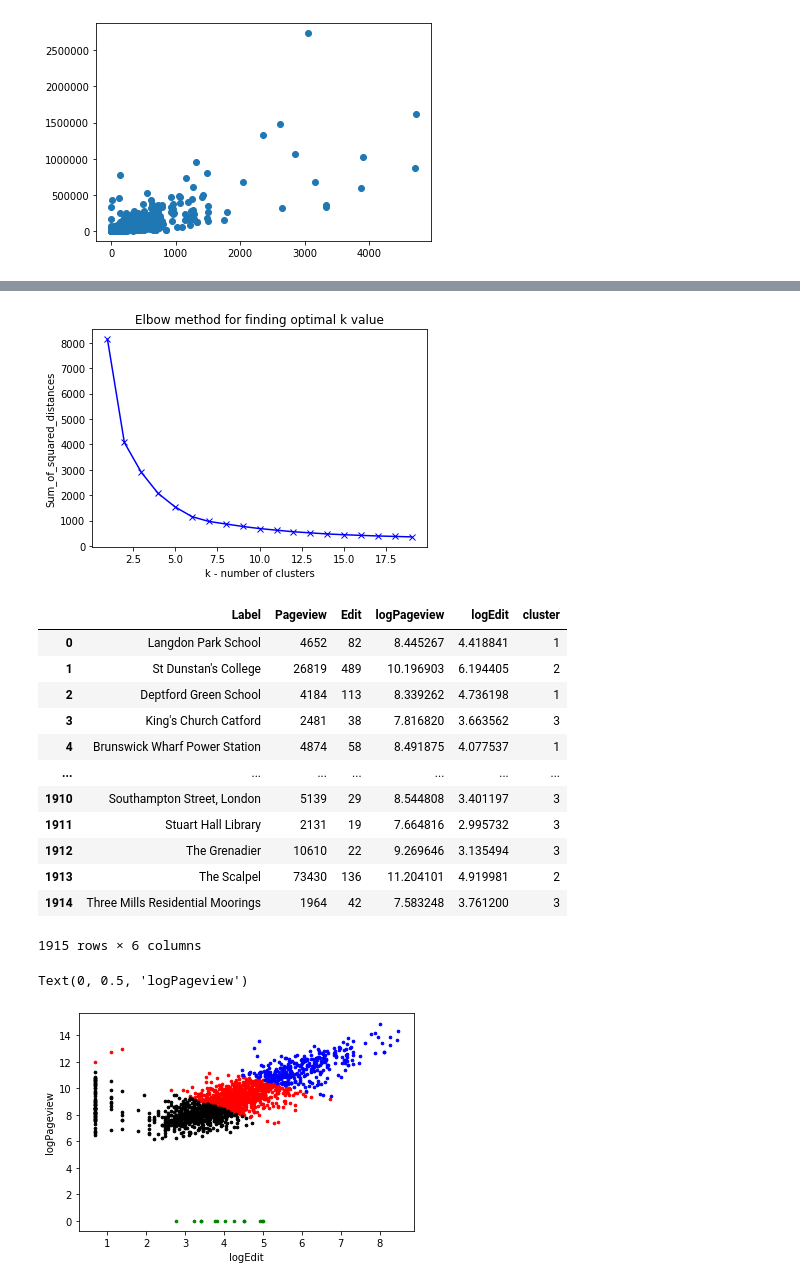
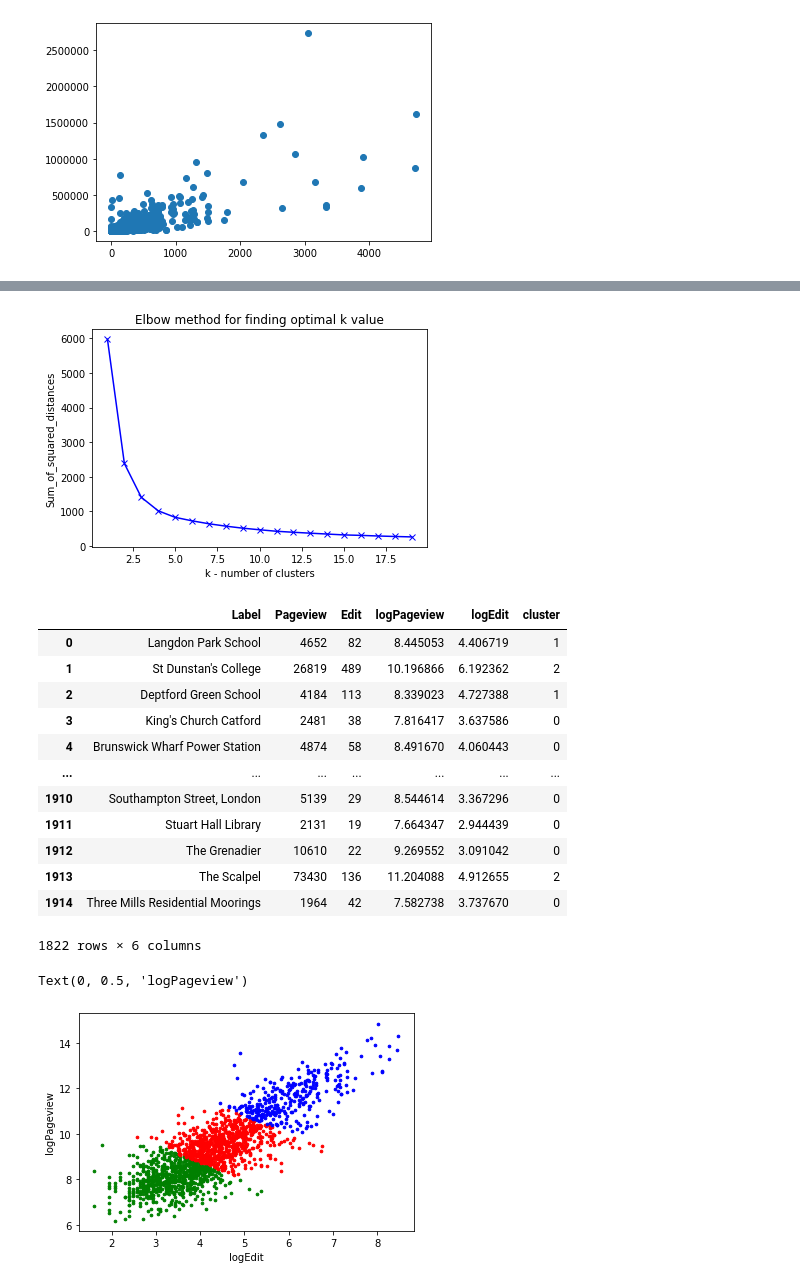
Before and after one commit to oskar8991/WikiKMeansClustering, a Jupyter notebook: k-means-V2.ipynb, the cells around one changed output, grey strips where cells are left out. Saved outputs shown, nothing was run; the diff lists cells and outputs as text; code cells hidden in the pictures.

Commit message:
removed values <5 giving k=3 and new clustering

```diff
--- a/k-means-V2.ipynb
+++ b/k-means-V2.ipynb
@@ -19,3 +19,9 @@ plt.scatter(df['Edit'], df['Pageview'])
 # %% [output]
 <matplotlib.collections.PathCollection at 0x...>
 [figure]
+# %%
+pageviewDrop = df[ df['Pageview'] < 5 ].index
+editDrop = df[ df['Edit'] < 5 ].index
+df.drop(pageviewDrop , inplace=True)
+df.drop(editDrop , inplace=True)
+min(df['Edit'])
@@ -22,5 +30,5 @@ plt.scatter(df['Edit'], df['Pageview'])
 # %%
-df['logPageview'] = (df['Pageview']+1).apply(lambda x: np.log(x))
-df['logEdit'] = (df['Edit']+1).apply(lambda x: np.log(x))
+df['logPageview'] = (df['Pageview']).apply(lambda x: np.log(x))
+df['logEdit'] = (df['Edit']).apply(lambda x: np.log(x))
 df
 # %% [output]
@@ -53,5 +61,5 @@ plt.ylabel('Sum_of_squared_distances')
 plt.title('Elbow method for finding optimal k value')
 plt.show()
 # %% [output]
-[figure, old version]
+[figure, new version]
 # %%
@@ -59,43 +67,41 @@ plt.show()
 # on scaled 0-1 Pageview and Edit)
 # %%
 # K MEANS
-km = KMeans(n_clusters=4)
+km = KMeans(n_clusters=3)
 y_predicted = km.fit_predict(df[['logEdit', 'logPageview']])
 y_predicted
 df['cluster'] = y_predicted
 df
 # %% [output]
 |  | Label | Pageview | Edit | logPageview | logEdit | cluster |
-| 0 | Langdon Park School | 4652 | 82 | 8.445267 | 4.418841 | 1 |
-| 1 | St Dunstan's College | 26819 | 489 | 10.196903 | 6.194405 | 2 |
-| 2 | Deptford Green School | 4184 | 113 | 8.339262 | 4.736198 | 1 |
-| 3 | King's Church Catford | 2481 | 38 | 7.816820 | 3.663562 | 3 |
-| 4 | Brunswick Wharf Power Station | 4874 | 58 | 8.491875 | 4.077537 | 1 |
+| 0 | Langdon Park School | 4652 | 82 | 8.445053 | 4.406719 | 1 |
+| 1 | St Dunstan's College | 26819 | 489 | 10.196866 | 6.192362 | 2 |
+| 2 | Deptford Green School | 4184 | 113 | 8.339023 | 4.727388 | 1 |
+| 3 | King's Church Catford | 2481 | 38 | 7.816417 | 3.637586 | 0 |
+| 4 | Brunswick Wharf Power Station | 4874 | 58 | 8.491670 | 4.060443 | 0 |
 | ... | ... | ... | ... | ... | ... | ... |
-| 1910 | Southampton Street, London | 5139 | 29 | 8.544808 | 3.401197 | 3 |
-| 1911 | Stuart Hall Library | 2131 | 19 | 7.664816 | 2.995732 | 3 |
-| 1912 | The Grenadier | 10610 | 22 | 9.269646 | 3.135494 | 3 |
-| 1913 | The Scalpel | 73430 | 136 | 11.204101 | 4.919981 | 2 |
-| 1914 | Three Mills Residential Moorings | 1964 | 42 | 7.583248 | 3.761200 | 3 |
+| 1910 | Southampton Street, London | 5139 | 29 | 8.544614 | 3.367296 | 0 |
+| 1911 | Stuart Hall Library | 2131 | 19 | 7.664347 | 2.944439 | 0 |
+| 1912 | The Grenadier | 10610 | 22 | 9.269552 | 3.091042 | 0 |
+| 1913 | The Scalpel | 73430 | 136 | 11.204088 | 4.912655 | 2 |
+| 1914 | Three Mills Residential Moorings | 1964 | 42 | 7.582738 | 3.737670 | 0 |
-1915 rows × 6 columns
+1822 rows × 6 columns
 # %%
 df1 = df[df.cluster==0]
 df2 = df[df.cluster==1]
 df3 = df[df.cluster==2]
-df4 = df[df.cluster==3]
 
 plt.scatter(df1.logEdit, df1['logPageview'], color='green', s=7)
 plt.scatter(df2.logEdit, df2['logPageview'], color='red', s=7)
 plt.scatter(df3.logEdit, df3['logPageview'], color='blue', s=7)
-plt.scatter(df4.logEdit, df4['logPageview'], color='black', s=7)
 
 plt.xlabel('logEdit')
 plt.ylabel('logPageview')
 ##removed 'London' from dataset w/ pageview=9864764 edit=524 in excel
 ##anomalous point, 'london' itself as a page is not what we are targeting.
 # %% [output]
 Text(0, 0.5, 'logPageview')
-[figure, old version]
+[figure, new version]
 # %%
 min(df1['logEdit'])
 # %% [output]
```
Also changed, not shown: parts of 5 cells of this notebook.
